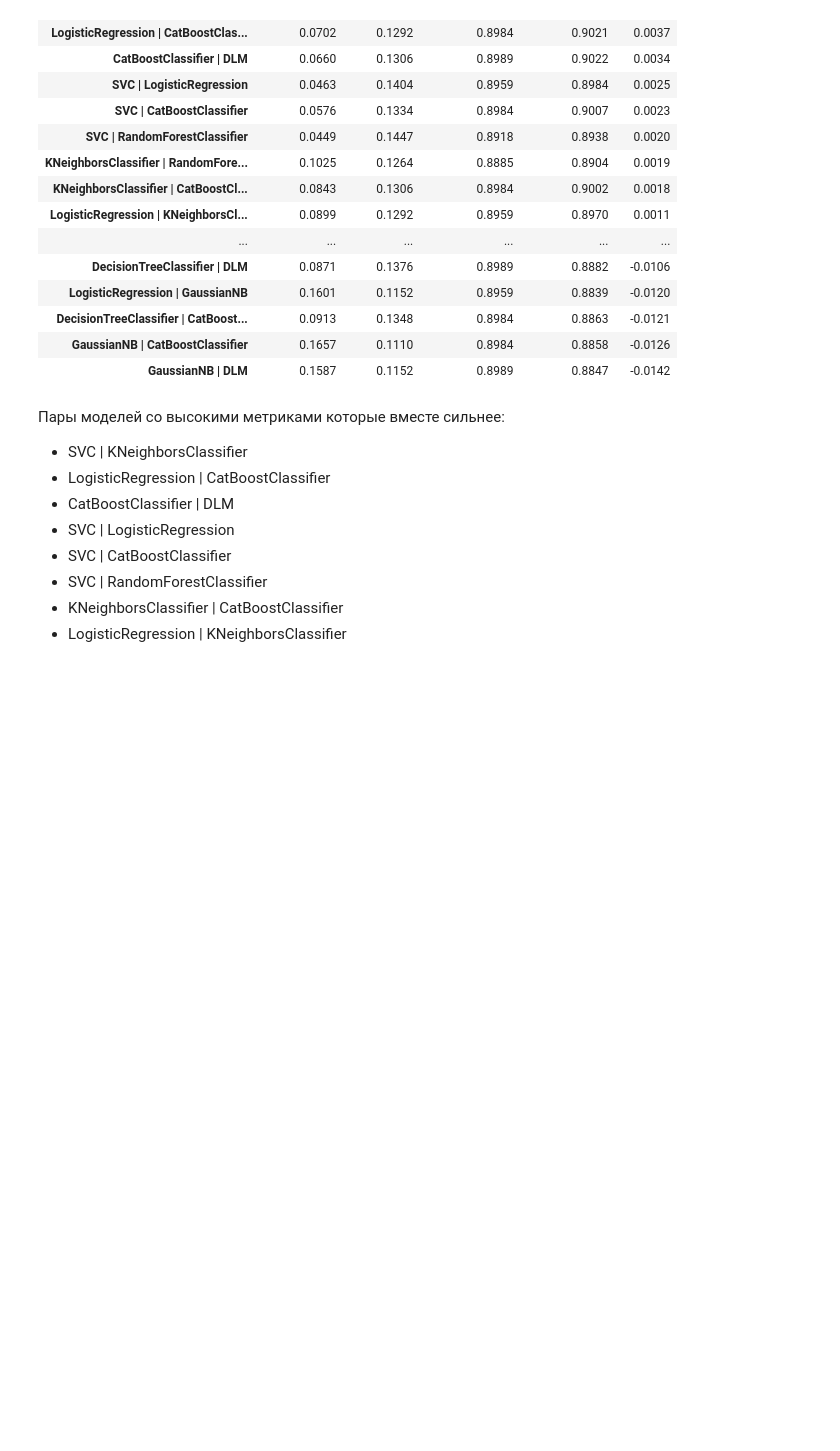
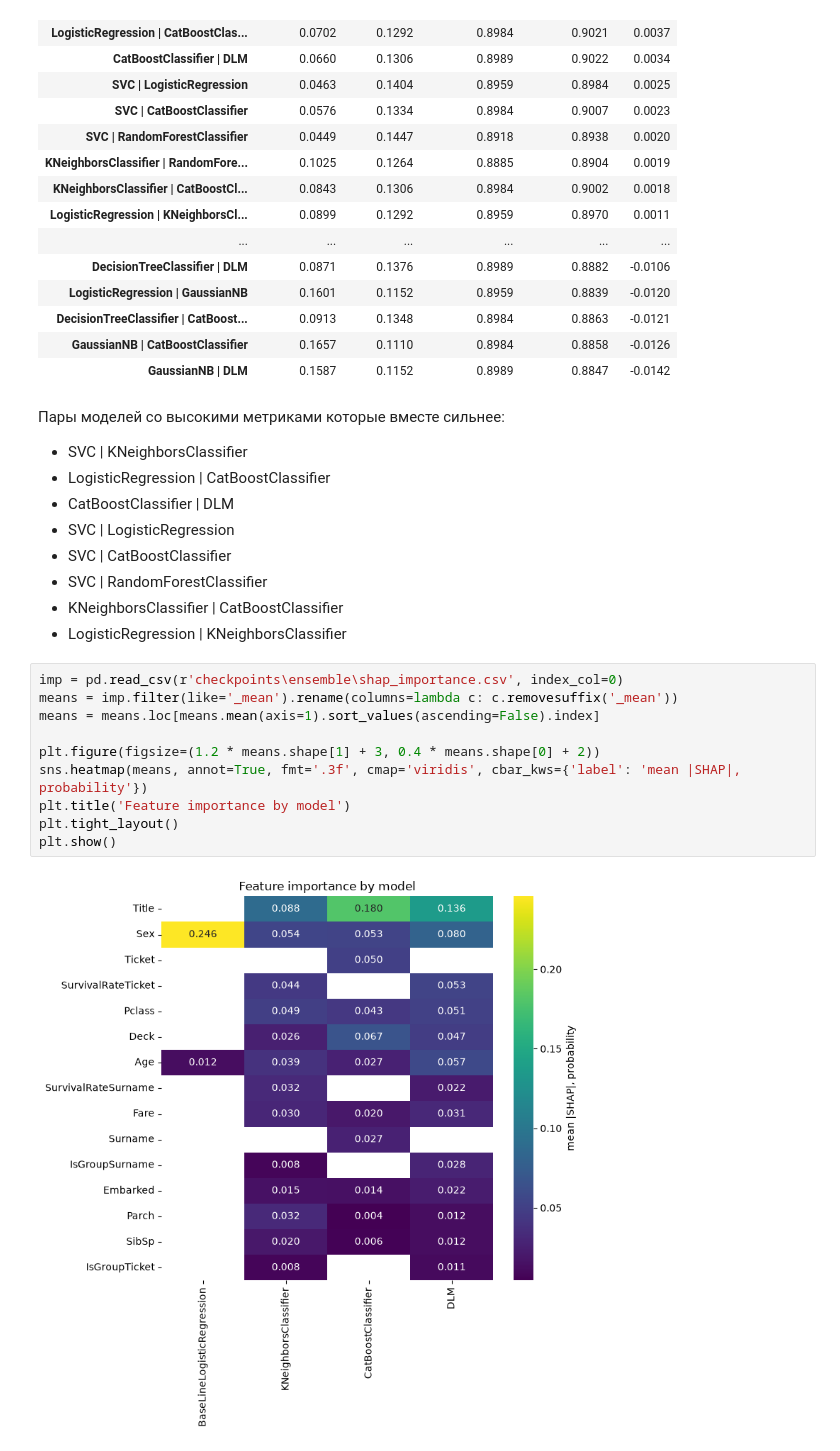
Before and after one commit to kh4beep/Titanic, a Jupyter notebook: draft.ipynb, the cells around one changed output. Drawn from its saved outputs; the diff is of its cells as text; blank space fills up the shorter version.

```diff
--- a/draft.ipynb
+++ b/draft.ipynb
@@ -618,3 +606,15 @@ a['pairs']
 - SVC | RandomForestClassifier
 - KNeighborsClassifier | CatBoostClassifier
 - LogisticRegression | KNeighborsClassifier
+# %%
+imp = pd.read_csv(r'checkpoints\ensemble\shap_importance.csv', index_col=0)
+means = imp.filter(like='_mean').rename(columns=lambda c: c.removesuffix('_mean'))
+means = means.loc[means.mean(axis=1).sort_values(ascending=False).index]
+
+plt.figure(figsize=(1.2 * means.shape[1] + 3, 0.4 * means.shape[0] + 2))
+sns.heatmap(means, annot=True, fmt='.3f', cmap='viridis', cbar_kws={'label': 'mean |SHAP|, probability'})
+plt.title('Feature importance by model')
+plt.tight_layout()
+plt.show()
+# %% [output]
+[figure, added]
```
Also changed, not shown: parts of 8 cells of this notebook, 12 other files.
